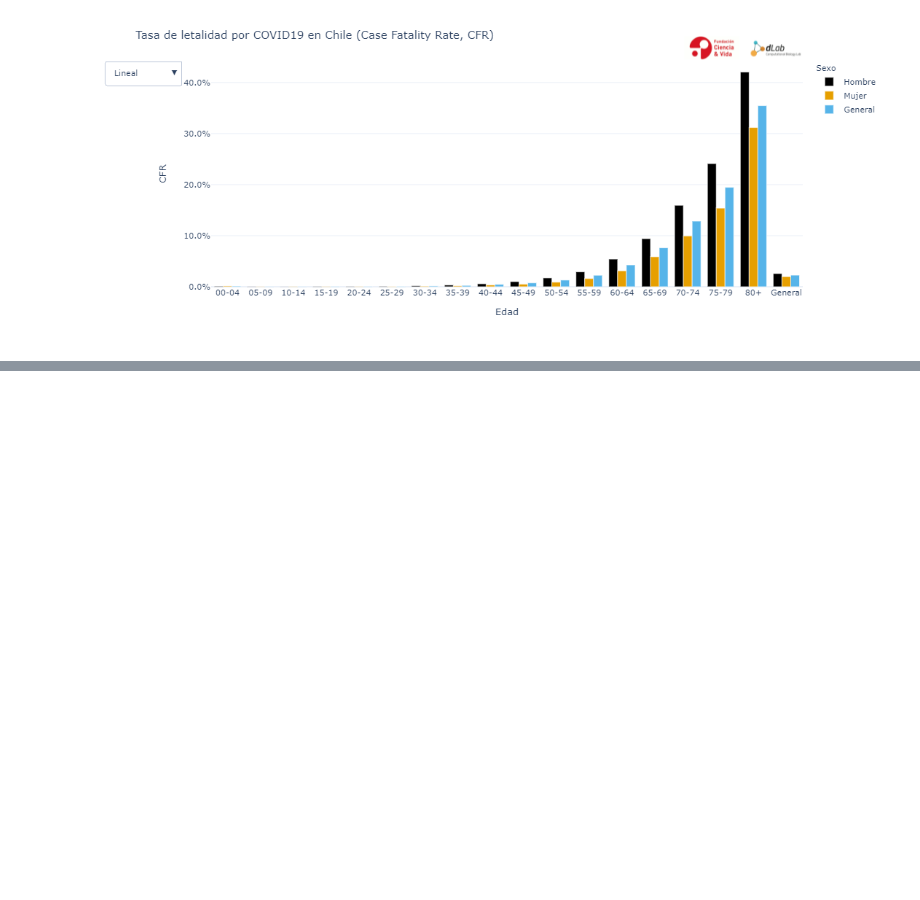
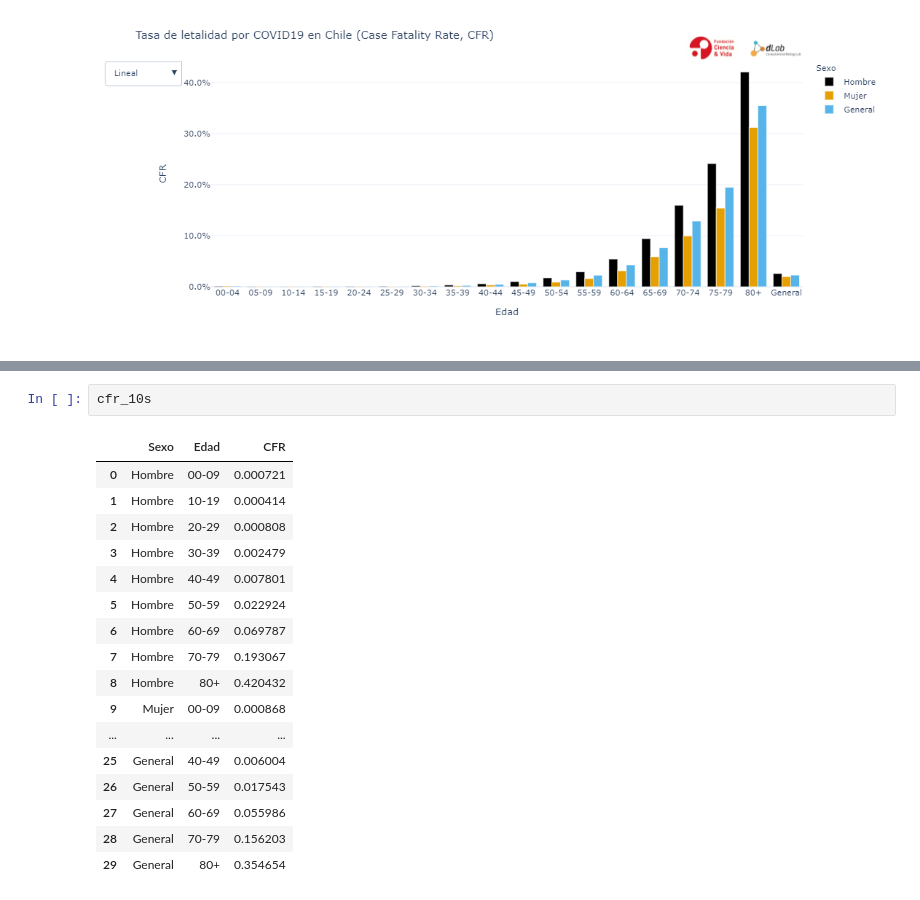
Before and after one commit to DLab/Analitica-Minsal, a Jupyter notebook: src/Notebooks/CFR.ipynb, the cells around one changed output, grey strips where cells are left out. Cells and saved outputs as stored; diff of their text form; blank space fills up the shorter version.

```diff
--- a/src/Notebooks/CFR.ipynb
+++ b/src/Notebooks/CFR.ipynb
@@ -241,0 +343,20 @@ cfr
+# %%
+cfr_10s
+# %% [output]
+|  | Sexo | Edad | CFR |
+| 0 | Hombre | 00-09 | 0.000721 |
+| 1 | Hombre | 10-19 | 0.000414 |
+| 2 | Hombre | 20-29 | 0.000808 |
+| 3 | Hombre | 30-39 | 0.002479 |
+| 4 | Hombre | 40-49 | 0.007801 |
+| 5 | Hombre | 50-59 | 0.022924 |
+| 6 | Hombre | 60-69 | 0.069787 |
+| 7 | Hombre | 70-79 | 0.193067 |
+| 8 | Hombre | 80+ | 0.420432 |
+| 9 | Mujer | 00-09 | 0.000868 |
+| ... | ... | ... | ... |
+| 25 | General | 40-49 | 0.006004 |
+| 26 | General | 50-59 | 0.017543 |
+| 27 | General | 60-69 | 0.055986 |
+| 28 | General | 70-79 | 0.156203 |
+| 29 | General | 80+ | 0.354654 |
```
Also changed, not shown: parts of 7 cells of this notebook, 3 other files.
